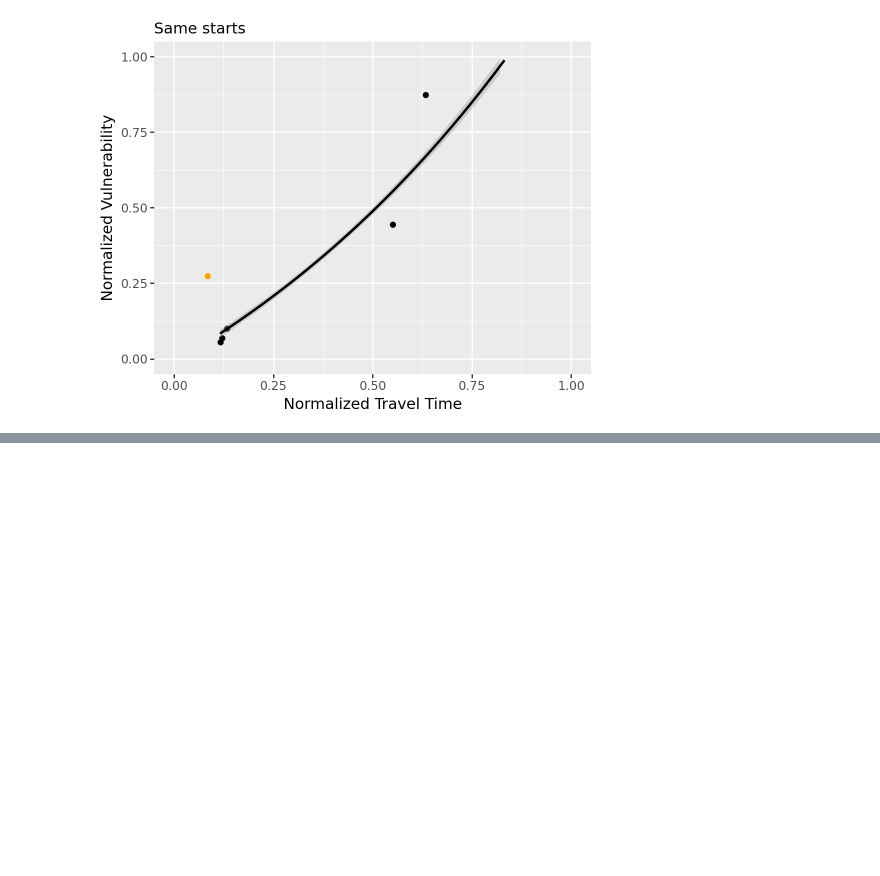
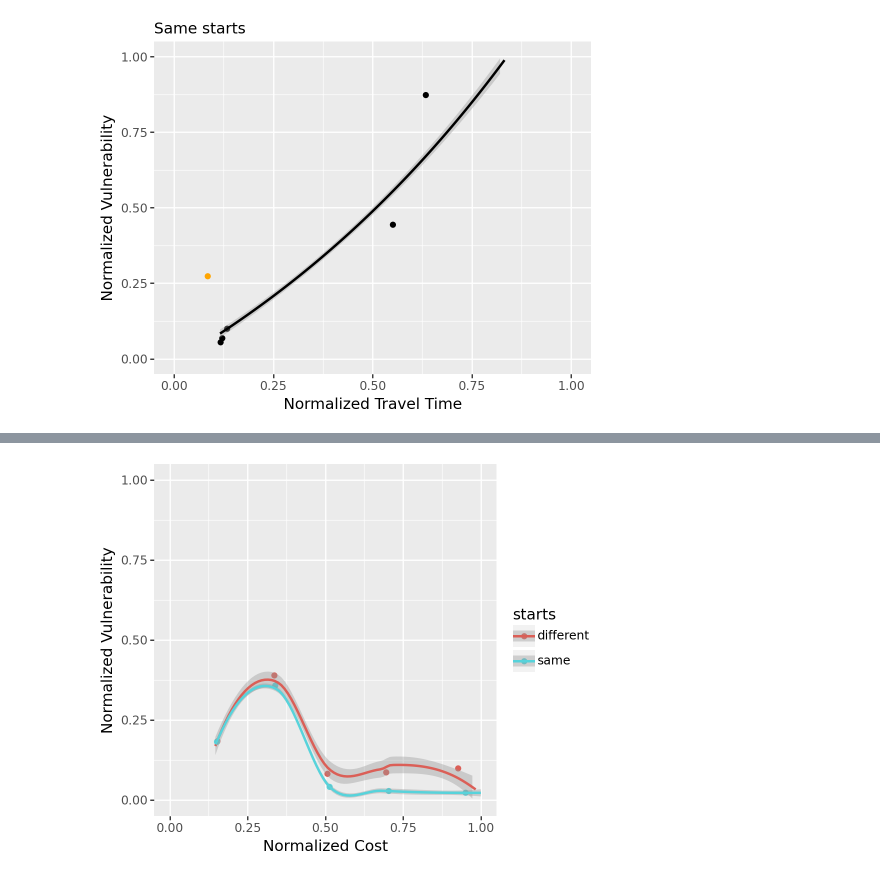
Before and after one commit to JGPannekoek/Natural-Computing, a Jupyter notebook: results/analysis.ipynb, the cells around one changed output, grey strips where cells are left out. Saved outputs shown, nothing was run; the diff lists cells and outputs as text; code cells hidden in the pictures; blank space fills up the shorter version.

```diff
--- a/results/analysis.ipynb
+++ b/results/analysis.ipynb
@@ -519,0 +568,17 @@ p.save("same_starts_norm_travel_time_norm_vulnerability.png")
+# %%
+p = (
+    ggplot(all_data) +
+    aes(x='norm_cost', y='norm_vulnerability', color='starts') +
+    geom_point(data=means_per_proximity_combined) +
+    geom_smooth(method='loess') +
+    xlab("Normalized Cost") +
+    ylab("Normalized Vulnerability") +
+    scale_y_continuous(limits=(0,1)) +
+    scale_x_continuous(limits=(0,1)) +
+    theme(figure_size=(5, 4))
+)
+
+p.show()
+p.save("combined_norm_cost_norm_vulnerability.png")
+# %% [output]
+[figure, added]
```
Also changed, not shown: parts of 14 cells of this notebook, 20 other files.
